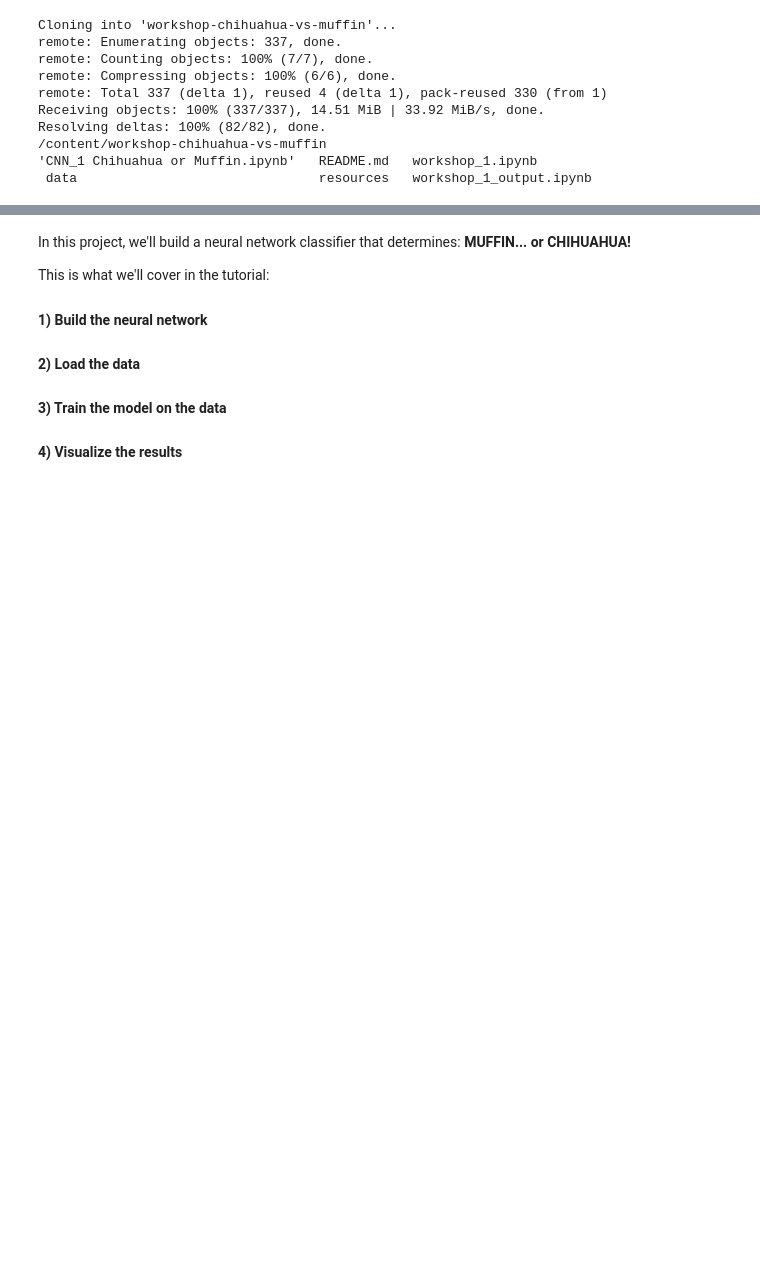
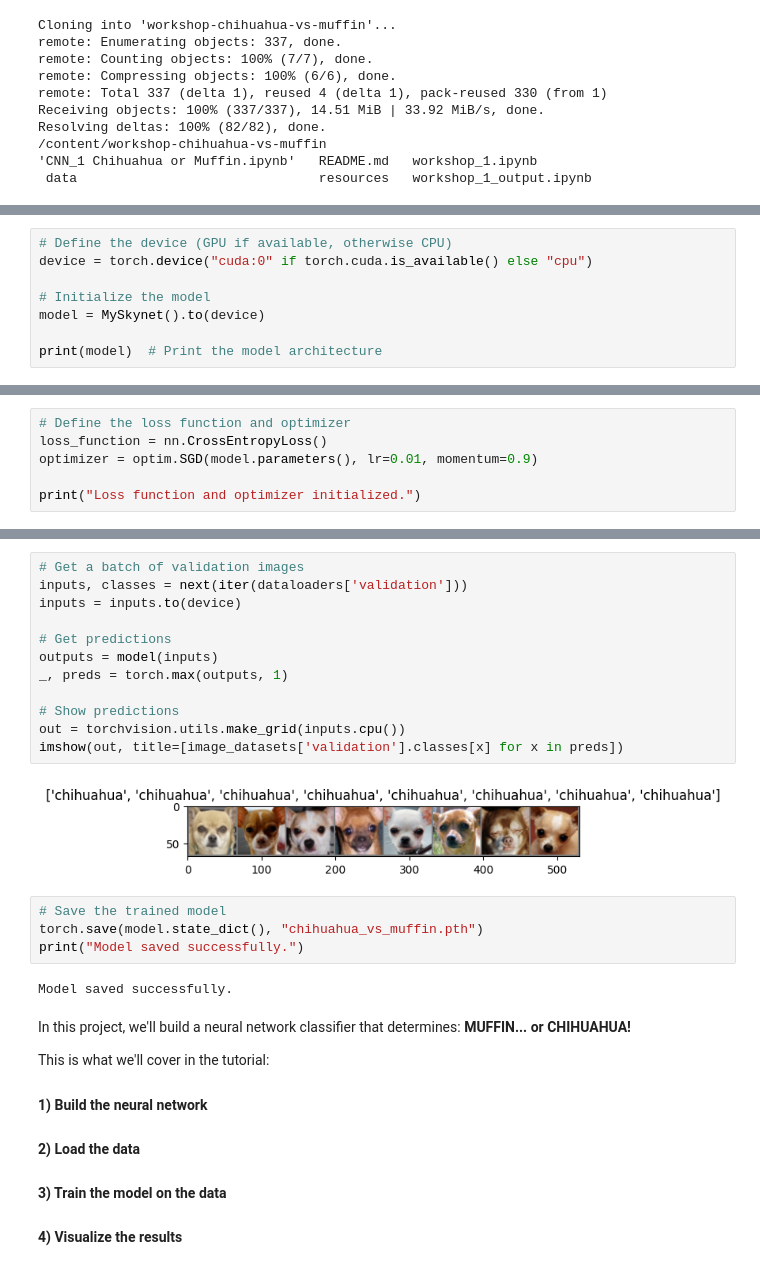
Before and after one commit to Rubenvalenzuelaaa/jupyter-exploration., a Jupyter notebook: workshop_1.ipynb, the cells around one changed output, grey strips where cells are left out. Saved outputs shown, nothing was run; the diff lists cells and outputs as text; blank space fills up the shorter version.

```diff
--- a/workshop_1.ipynb
+++ b/workshop_1.ipynb
@@ -21,0 +121,8 @@ Resolving deltas: 100% (82/82), done.
+# %%
+# Define the device (GPU if available, otherwise CPU)
+device = torch.device("cuda:0" if torch.cuda.is_available() else "cpu")
+
+# Initialize the model
+model = MySkynet().to(device)
+
+print(model)  # Print the model architecture
@@ -21,0 +136,6 @@ Resolving deltas: 100% (82/82), done.
+# %%
+# Define the loss function and optimizer
+loss_function = nn.CrossEntropyLoss()
+optimizer = optim.SGD(model.parameters(), lr=0.01, momentum=0.9)
+
+print("Loss function and optimizer initialized.")
@@ -22,3 +201,23 @@ Resolving deltas: 100% (82/82), done.
+# %%
+# Get a batch of validation images
+inputs, classes = next(iter(dataloaders['validation']))
+inputs = inputs.to(device)
+
+# Get predictions
+outputs = model(inputs)
+_, preds = torch.max(outputs, 1)
+
+# Show predictions
+out = torchvision.utils.make_grid(inputs.cpu())
+imshow(out, title=[image_datasets['validation'].classes[x] for x in preds])
+# %% [output]
+[figure, added]
+# %%
+# Save the trained model
+torch.save(model.state_dict(), "chihuahua_vs_muffin.pth")
+print("Model saved successfully.")
+# %% [output]
+Model saved successfully.
 # %% [markdown]
 In this project, we'll build a neural network classifier that determines: **MUFFIN... or CHIHUAHUA!**
 
```
Also changed, not shown: parts of 10 cells of this notebook.
